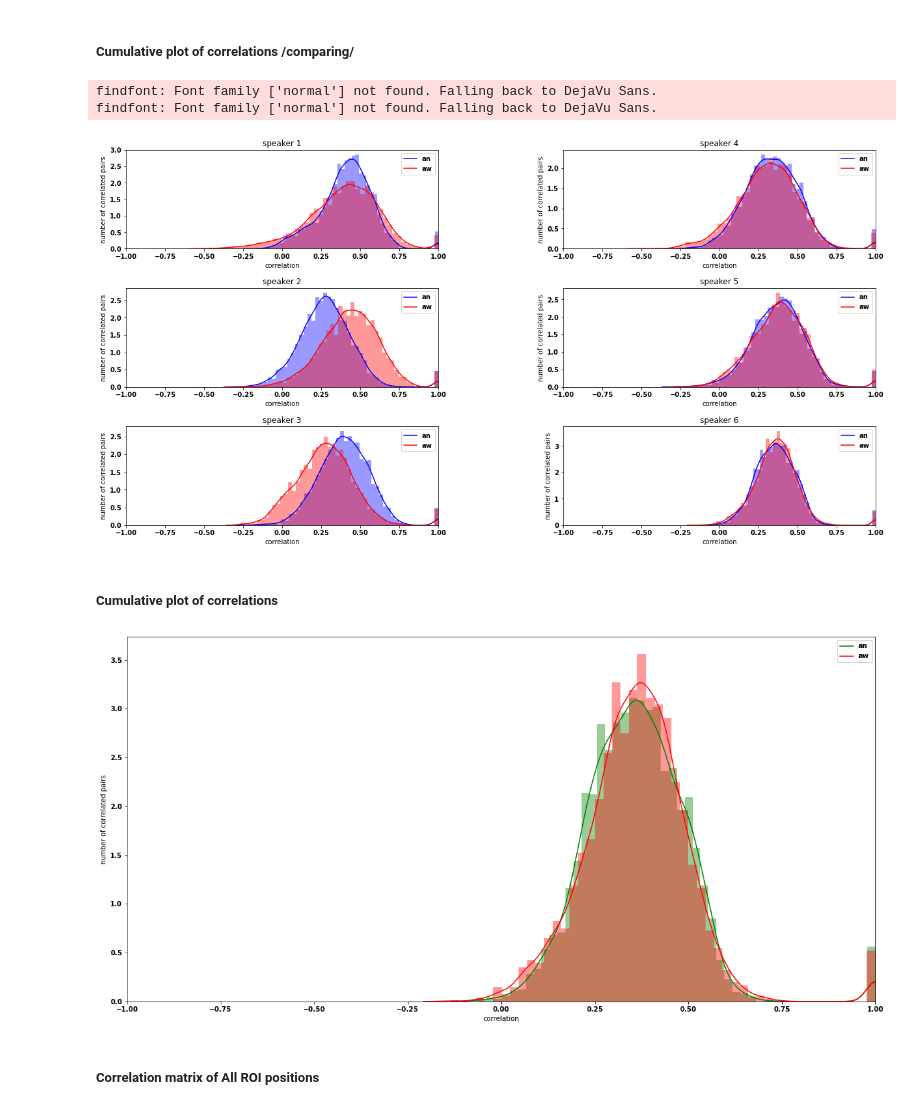
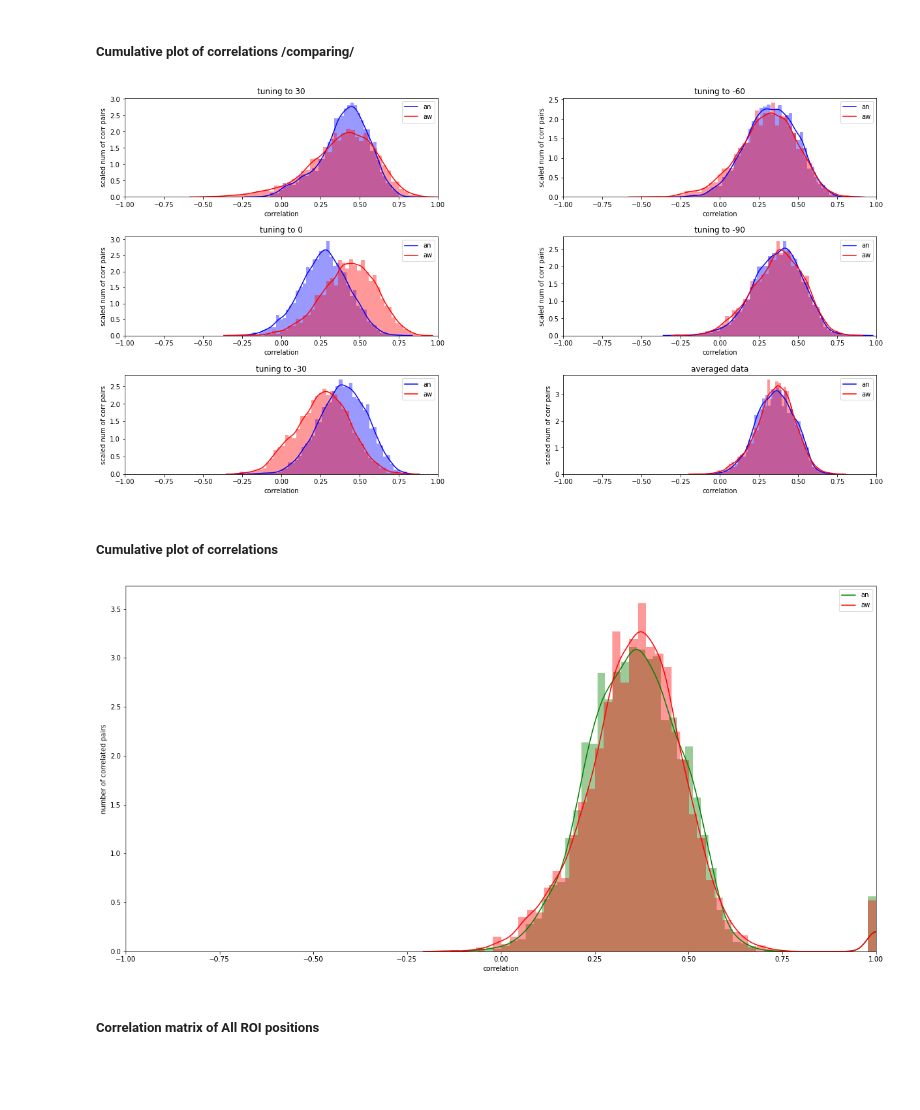
Before and after one commit to nedeljkovicmajaa/LMU_neuroscience, a Jupyter notebook: noise_correlation.ipynb, the cells around one changed output. Saved outputs shown, nothing was run; the diff lists cells and outputs as text; code cells hidden in the pictures; blank space fills up the shorter version.

```diff
--- a/noise_correlation.ipynb
+++ b/noise_correlation.ipynb
@@ -84,12 +84,24 @@ plt.show()
 # %% [markdown]
 ##### Loading .mat files - respPeak = peak of ind, allROIPositions
 # %%
+'''
 mat_load = sio.loadmat('C:/Users/Zephyrus/Desktop/respPeak.mat')['x']
 roi_load = sio.loadmat('C:/Users/Zephyrus/Desktop/allROIPositions.mat')['allROIPositions']
 ind_load = sio.loadmat('C:/Users/Zephyrus/Desktop/blFinalHit.mat')['blFinalHit']
+'''
+mat_load = sio.loadmat('C:/Users/m.nedeljkovic/Desktop/respPeak.mat')['x']
+roi_load = sio.loadmat('C:/Users/m.nedeljkovic/Desktop/allROIPositions.mat')['allROIPositions']
+ind_load = sio.loadmat('C:/Users/m.nedeljkovic/Desktop/blFinalHit.mat')['blFinalHit']
 # %%
+'''
 list1 = sio.loadmat('C:/Users/Zephyrus/Desktop/indicesSession1.mat')['indSess1']
 list2 = sio.loadmat('C:/Users/Zephyrus/Desktop/List2.mat')['List2']
 list3 = sio.loadmat('C:/Users/Zephyrus/Desktop/List3.mat')['List3']
 list4 = sio.loadmat('C:/Users/Zephyrus/Desktop/List4.mat')['List4']
+'''
+
+list1 = sio.loadmat('C:/Users/m.nedeljkovic/Desktop/indicesSession1.mat')['indSess1']
+list2 = sio.loadmat('C:/Users/m.nedeljkovic/Desktop/List2.mat')['List2']
+list3 = sio.loadmat('C:/Users/m.nedeljkovic/Desktop/List3.mat')['List3']
+list4 = sio.loadmat('C:/Users/m.nedeljkovic/Desktop/List4.mat')['List4']
 # %%
@@ -353,39 +379,43 @@ for trial in range(1,len(index)):
             #make dict to convert to dataframe
             if(speaker==5):
                 dat_df_an, dat_df_aw = make_dict(index, trial, lista[sesion], dat_sean, dat_seaw, ind_sean, ind_seaw)
             else:
                 dat_df_an, dat_df_aw = make_dict_one_speaker(index, trial, lista[sesion], dat_sean, dat_seaw, speaker, ind_sean, ind_seaw)
 
             #exclude the rows/columns which index is not in the other dataframe
             df_corr_an, df_corr_aw = exclude_nan(dat_df_an, dat_df_aw)
 
             df_an_line = df_corr_an.unstack()
             so1 = df_an_line.sort_values(kind="quicksort")
+            so1 = so1.drop(so1[so1 == 1].index.tolist())
+
             df_aw_line = df_corr_aw.unstack()
             so2 = df_aw_line.sort_values(kind="quicksort")
-
+            so2 = so2.drop(so2[so2 == 1].index.tolist())
 
             ax[speaker%3][speaker//3].set_xlim([-1, 1])
             ax[speaker%3][speaker//3].set_xlabel('correlation')
-            ax[speaker%3][speaker//3].set_ylabel('number of correlated pairs')
-            ax[speaker%3][speaker//3].set_title('speaker ' + str(speaker+1))
+            ax[speaker%3][speaker//3].set_ylabel('scaled num of corr pairs')
+            if(speaker==5):
+                ax[speaker%3][speaker//3].set_title('averaged data')
+            else:
+                ax[speaker%3][speaker//3].set_title('tuning to ' + str(-speaker*30 + 30))
 
             sns.distplot(so1, hist=True, color="b", ax=ax[speaker%3][speaker//3])
             sns.distplot(so2, hist=True, color="r", ax=ax[speaker%3][speaker//3])
             ax[speaker%3][speaker//3].legend(['an', 'aw'])
             plt.subplots_adjust(left=0.1,
                     bottom=0.1,
                     right=0.9,
                     top=0.9,
                     wspace=0.4,
                     hspace=0.4)
 
         break
+
     break
 # %% [output]
-findfont: Font family ['normal'] not found. Falling back to DejaVu Sans.
-findfont: Font family ['normal'] not found. Falling back to DejaVu Sans.
-[figure, old version]
+[figure, new version]
 # %% [markdown]
 ##### Cumulative plot of correlations
 # %%
@@ -431,7 +461,7 @@ for trial in range(1,len(index)):
         break
     break
 # %% [output]
-[figure, old version]
+[figure, new version]
 # %% [markdown]
 ##### Correlation matrix of All ROI positions
 # %%
```
Also changed, not shown: parts of 12 cells of this notebook, 5 other files.
